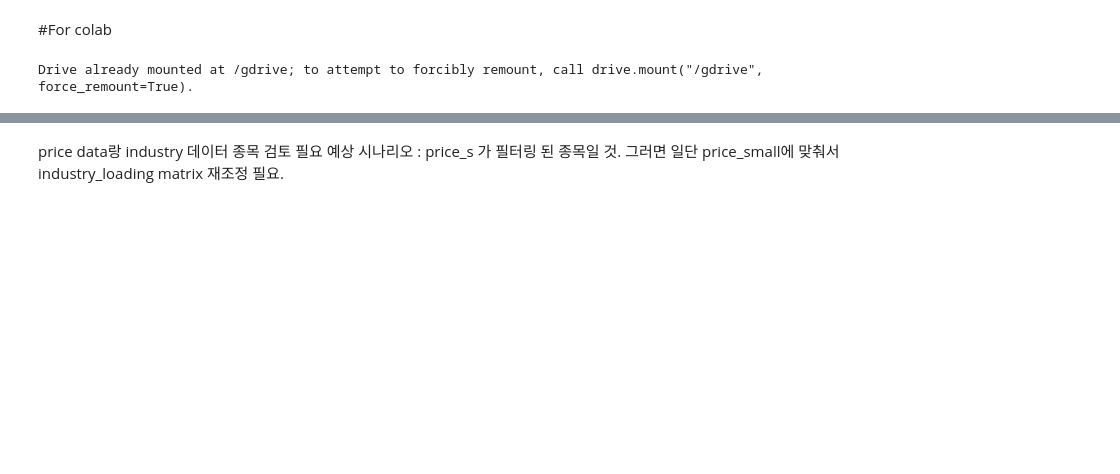
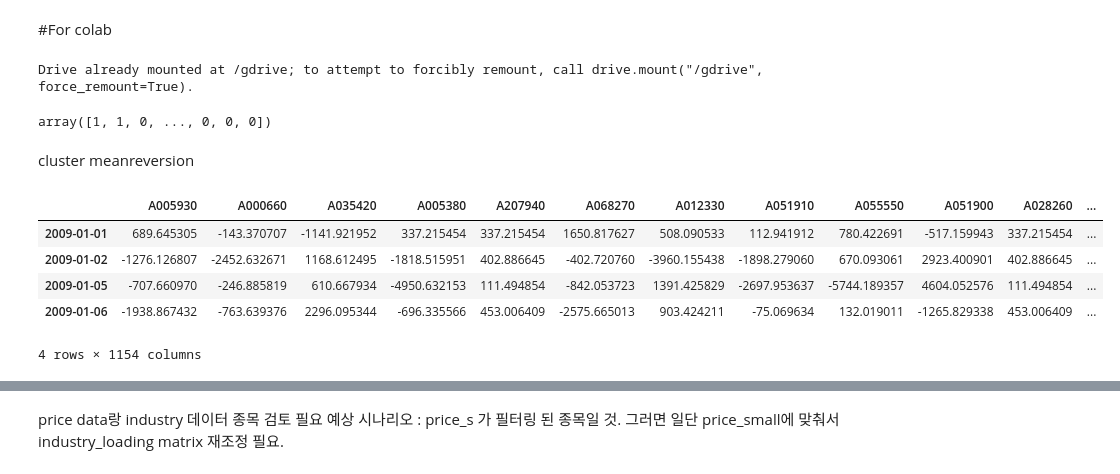
Before and after one commit to Dongwuk-kim/DL_final_proj, a Jupyter notebook: mean_reversion/mean_reversion.ipynb, the cells around one changed output, grey strips where cells are left out. Drawn from its saved outputs; the diff is of its cells as text; code cells hidden in the pictures; blank space fills up the shorter version.

```diff
--- a/mean_reversion/mean_reversion.ipynb
+++ b/mean_reversion/mean_reversion.ipynb
@@ -84,6 +86,3 @@ industry_list = [*c.keys()]
-# %%
-#industry_list
-industry_list.remove(np.nan)
 # %%
 #get loading dic
 #
@@ -93,0 +93,53 @@ for industry in industry_list :
+# %%
+#np.matrix(industry_dic[industry_list[0]]).shape
+loading_m= industry_dic[industry_list[0]]
+# %% [output]
+array([1, 1, 0, ..., 0, 0, 0])
+# %% [markdown]
+cluster meanreversion
+# %%
+#5 Day Mean reversion
+pr_rolling = price_s.rolling(5, min_periods=1).mean()
+pr_rolling_ar = pr_rolling.values
+
+
+input_data = pr_rolling
+#input_data = pr_rolling
+total_ammount = 1000000
+
+
+
+portfolio = np.zeros(price_s.shape)
+nn_price_s = np.where(np.isnan(price_s), 0, price_s)
+
+for industry in industry_list :
+    loading_m = industry_dic[industry]
+
+
+    for i in range(len(price_s.index)) :
+        if sum(loading_m[i]) == 0 :
+            continue ;
+
+        loading_return = np.multiply(loading_m[i] , nn_price_s[i])
+        portfolio[i] += -1 * (loading_return - np.nanmean(loading_return))
+
+abs_sum = np.sum(np.abs(portfolio), 1)
+weight = total_ammount/abs_sum
+weight[total_ammount/abs_sum == np.inf] = 0
+d = np.diag(weight)
+portfolio_w = np.matmul(d, portfolio )
+# %%
+#make portfolio df with init zero
+portfolio_df = price_s.copy()
+for col in portfolio_df.columns:
+    portfolio_df[col].values[:] = 0
+
+portfolio_df.loc[:,:] = portfolio_w
+portfolio_df.head(4)
+# %% [output]
+|  | A005930 | A000660 | A035420 | A005380 | A207940 | A068270 | A012330 | A051910 | A055550 | A051900 | A028260 | ... |
+| 2009-01-01 | 689.645305 | -143.370707 | -1141.921952 | 337.215454 | 337.215454 | 1650.817627 | 508.090533 | 112.941912 | 780.422691 | -517.159943 | 337.215454 | ... |
+| 2009-01-02 | -1276.126807 | -2452.632671 | 1168.612495 | -1818.515951 | 402.886645 | -402.720760 | -3960.155438 | -1898.279060 | 670.093061 | 2923.400901 | 402.886645 | ... |
+| 2009-01-05 | -707.660970 | -246.885819 | 610.667934 | -4950.632153 | 111.494854 | -842.053723 | 1391.425829 | -2697.953637 | -5744.189357 | 4604.052576 | 111.494854 | ... |
+| 2009-01-06 | -1938.867432 | -763.639376 | 2296.095344 | -696.335566 | 453.006409 | -2575.665013 | 903.424211 | -75.069634 | 132.019011 | -1265.829338 | 453.006409 | ... |
+4 rows × 1154 columns
```
Also changed, not shown: parts of 14 cells of this notebook.
